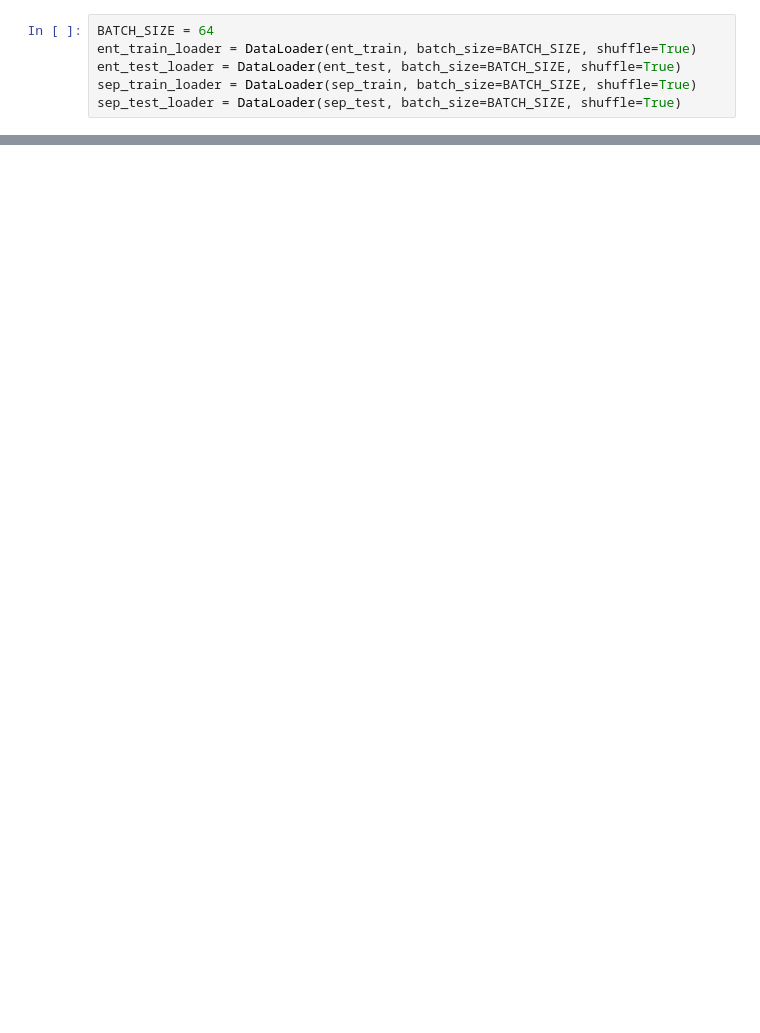
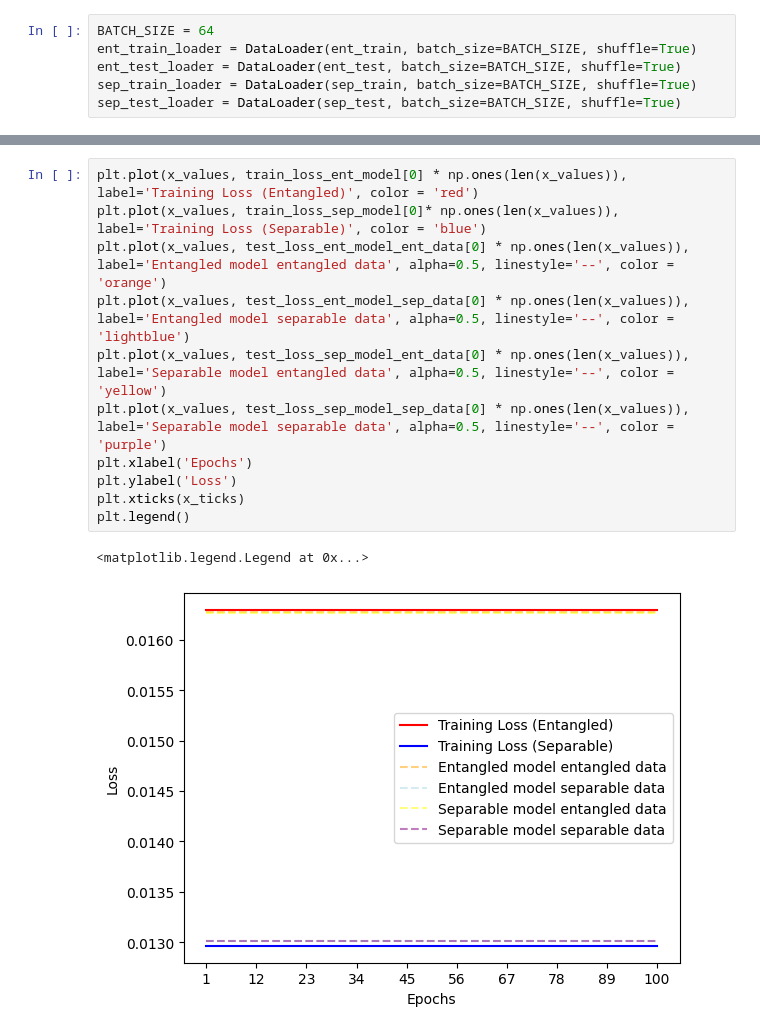
Before and after one commit to LisaDaVinchie/adv-ml_FinalProject, a Jupyter notebook: Code/autoencoder_test_fc.ipynb, the cells around one changed output, grey strips where cells are left out. Saved outputs shown, nothing was run; the diff lists cells and outputs as text; blank space fills up the shorter version.

```diff
--- a/Code/autoencoder_test_fc.ipynb
+++ b/Code/autoencoder_test_fc.ipynb
@@ -249,0 +285,14 @@ plt.legend()
+# %%
+plt.plot(x_values, train_loss_ent_model[0] * np.ones(len(x_values)), label='Training Loss (Entangled)', color = 'red')
+plt.plot(x_values, train_loss_sep_model[0]* np.ones(len(x_values)), label='Training Loss (Separable)', color = 'blue')
+plt.plot(x_values, test_loss_ent_model_ent_data[0] * np.ones(len(x_values)), label='Entangled model entangled data', alpha=0.5, linestyle='--', color = 'orange')
+plt.plot(x_values, test_loss_ent_model_sep_data[0] * np.ones(len(x_values)), label='Entangled model separable data', alpha=0.5, linestyle='--', color = 'lightblue')
+plt.plot(x_values, test_loss_sep_model_ent_data[0] * np.ones(len(x_values)), label='Separable model entangled data', alpha=0.5, linestyle='--', color = 'yellow')
+plt.plot(x_values, test_loss_sep_model_sep_data[0] * np.ones(len(x_values)), label='Separable model separable data', alpha=0.5, linestyle='--', color = 'purple')
+plt.xlabel('Epochs')
+plt.ylabel('Loss')
+plt.xticks(x_ticks)
+plt.legend()
+# %% [output]
+<matplotlib.legend.Legend at 0x...>
+[figure, added]
```
Also changed, not shown: parts of 26 cells of this notebook, 15 other files.
